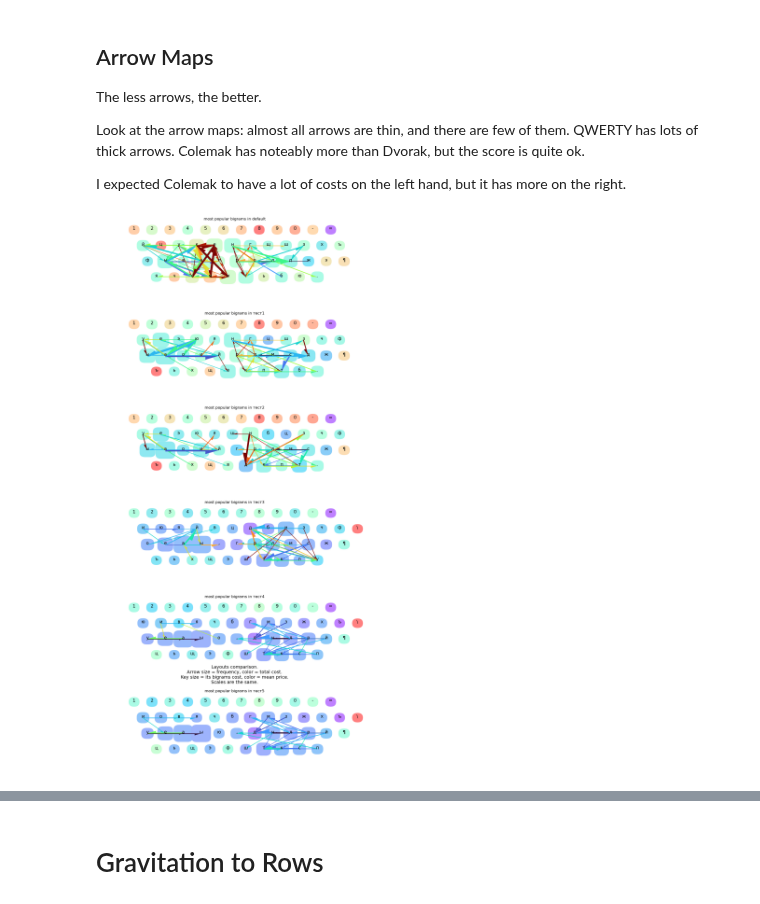
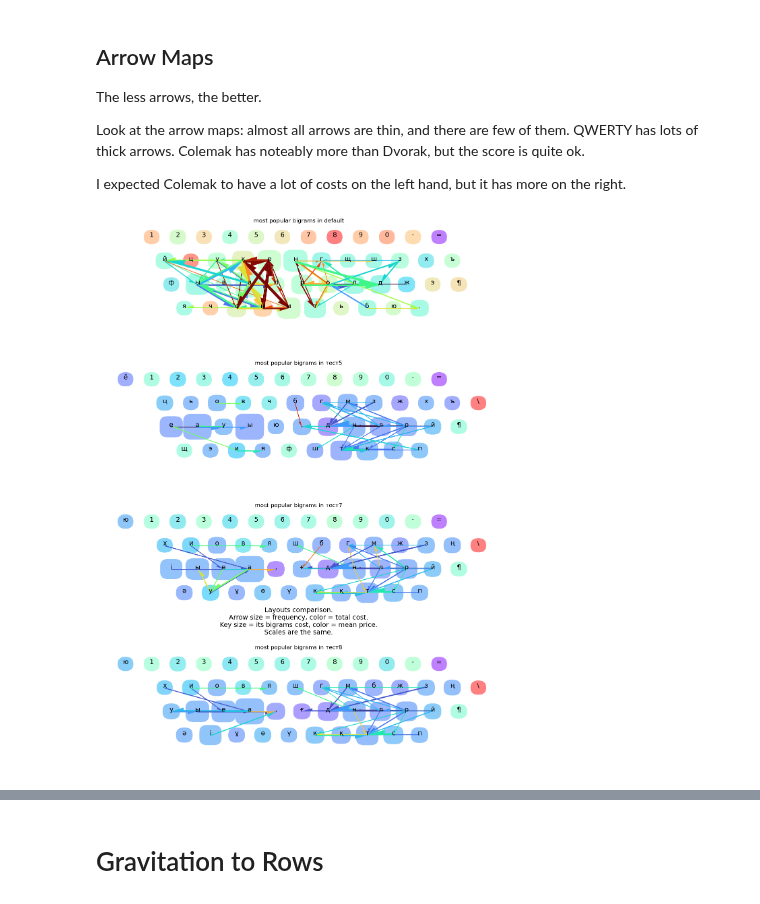
Before and after one commit to culebron/rus-layout-opt, a Jupyter notebook: Kazakh Example.ipynb, the cells around one changed output, grey strips where cells are left out. Saved outputs shown, nothing was run; the diff lists cells and outputs as text; code cells hidden in the pictures.

```diff
--- a/Kazakh Example.ipynb
+++ b/Kazakh Example.ipynb
@@ -18,7 +18,7 @@ KZ_LETTERS = {
 #     'vh': 'аоыұия',
 #     'vs': 'әеөіү',
 #     'vf': 'эю',
-    'v': 'аоыұияәеөіүэю',
+    'v': 'аоыұияәеёөіүэю',
     'c': 'бвгғджзкқлмнңпрстуфхһцчшщъьй'
 }
 KZ = Corpus.from_path('kazak.txt', types=KZ_LETTERS)
@@ -247,7 +315,7 @@ Look at the arrow maps: almost all arrows are thin, and there are few of them. Q
 
 I expected Colemak to have a lot of costs on the left hand, but it has more on the right.
 # %%
-res['default'].combomap(res['тест1'], res['тест2'], res['тест3'], res['тест4'], res['тест5'])
+res['default'].combomap(res['тест5'], res['тест7'], res['тест8'])
 # %% [output]
-[figure, old version]
+[figure, new version]
 # %%
```
Also changed, not shown: parts of 15 cells of this notebook, 1 other file.
